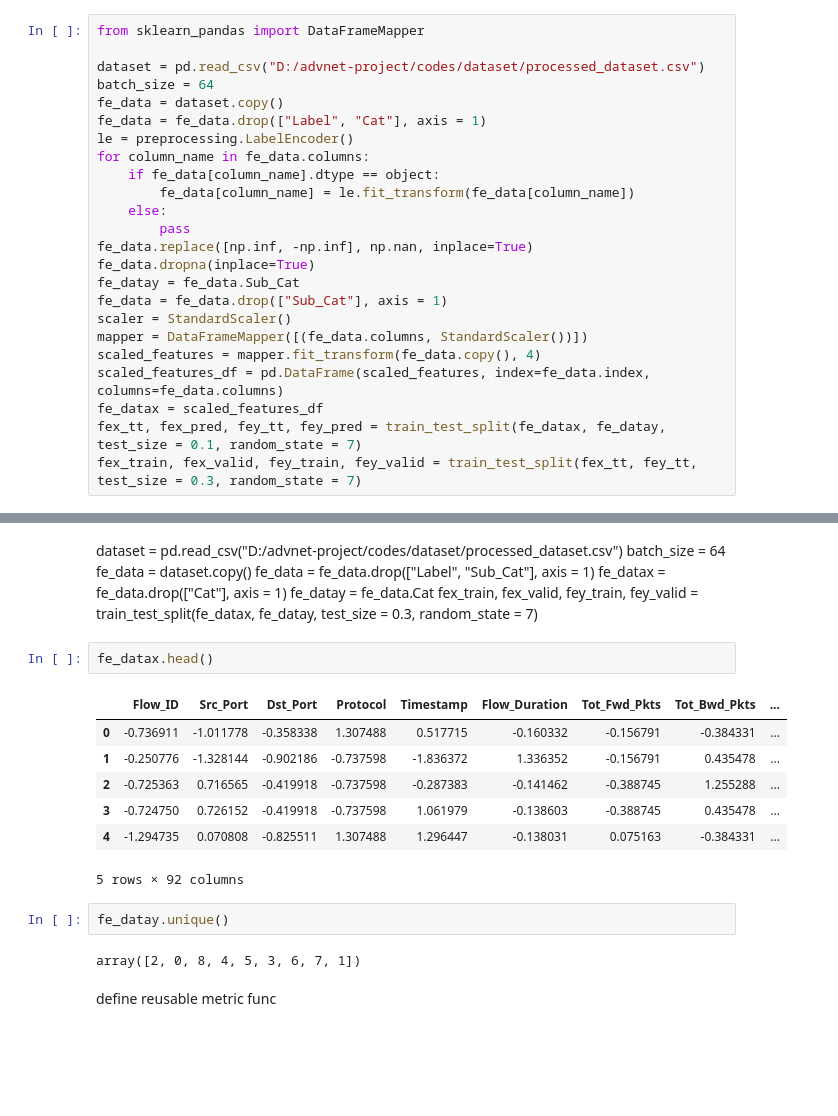
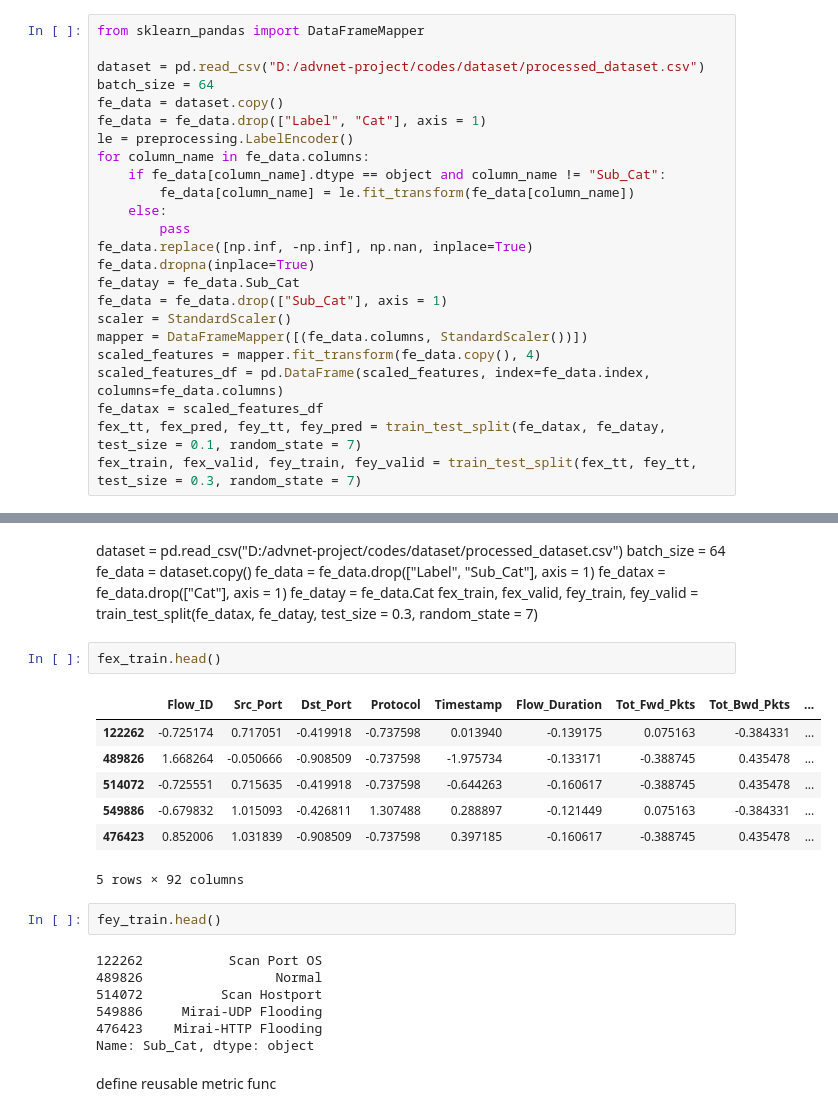
Before and after one commit to VStev/advnet-project, a Jupyter notebook: codes/model-jupyter/model_training.ipynb, the cells around one changed output, grey strips where cells are left out. Saved outputs shown, nothing was run; the diff lists cells and outputs as text; blank space fills up the shorter version.

```diff
--- a/codes/model-jupyter/model_training.ipynb
+++ b/codes/model-jupyter/model_training.ipynb
@@ -19,7 +19,7 @@ fe_data = dataset.copy()
 fe_data = fe_data.drop(["Label", "Cat"], axis = 1)
 le = preprocessing.LabelEncoder()
 for column_name in fe_data.columns:
-    if fe_data[column_name].dtype == object:
+    if fe_data[column_name].dtype == object and column_name != "Sub_Cat":
         fe_data[column_name] = le.fit_transform(fe_data[column_name])
     else:
         pass
@@ -46,19 +46,24 @@ fe_datax = fe_data.drop(["Cat"], axis = 1)
 fe_datay = fe_data.Cat
 fex_train, fex_valid, fey_train, fey_valid = train_test_split(fe_datax, fe_datay, test_size = 0.3, random_state = 7)
 # %%
-fe_datax.head()
+fex_train.head()
 # %% [output]
 |  | Flow_ID | Src_Port | Dst_Port | Protocol | Timestamp | Flow_Duration | Tot_Fwd_Pkts | Tot_Bwd_Pkts | ... |
-| 0 | -0.736911 | -1.011778 | -0.358338 | 1.307488 | 0.517715 | -0.160332 | -0.156791 | -0.384331 | ... |
-| 1 | -0.250776 | -1.328144 | -0.902186 | -0.737598 | -1.836372 | 1.336352 | -0.156791 | 0.435478 | ... |
-| 2 | -0.725363 | 0.716565 | -0.419918 | -0.737598 | -0.287383 | -0.141462 | -0.388745 | 1.255288 | ... |
-| 3 | -0.724750 | 0.726152 | -0.419918 | -0.737598 | 1.061979 | -0.138603 | -0.388745 | 0.435478 | ... |
-| 4 | -1.294735 | 0.070808 | -0.825511 | 1.307488 | 1.296447 | -0.138031 | 0.075163 | -0.384331 | ... |
+| 122262 | -0.725174 | 0.717051 | -0.419918 | -0.737598 | 0.013940 | -0.139175 | 0.075163 | -0.384331 | ... |
+| 489826 | 1.668264 | -0.050666 | -0.908509 | -0.737598 | -1.975734 | -0.133171 | -0.388745 | 0.435478 | ... |
+| 514072 | -0.725551 | 0.715635 | -0.419918 | -0.737598 | -0.644263 | -0.160617 | -0.388745 | 0.435478 | ... |
+| 549886 | -0.679832 | 1.015093 | -0.426811 | 1.307488 | 0.288897 | -0.121449 | 0.075163 | -0.384331 | ... |
+| 476423 | 0.852006 | 1.031839 | -0.908509 | -0.737598 | 0.397185 | -0.160617 | -0.388745 | 0.435478 | ... |
 5 rows × 92 columns
-# %%
-fe_datay.unique()
-# %% [output]
-array([2, 0, 8, 4, 5, 3, 6, 7, 1])
+# %%
+fey_train.head()
+# %% [output]
+122262           Scan Port OS
+489826                 Normal
+514072          Scan Hostport
+549886     Mirai-UDP Flooding
+476423    Mirai-HTTP Flooding
+Name: Sub_Cat, dtype: object
 # %% [markdown]
 define reusable metric func
 # %%
```
Also changed, not shown: parts of 17 cells of this notebook, 1 other file.
